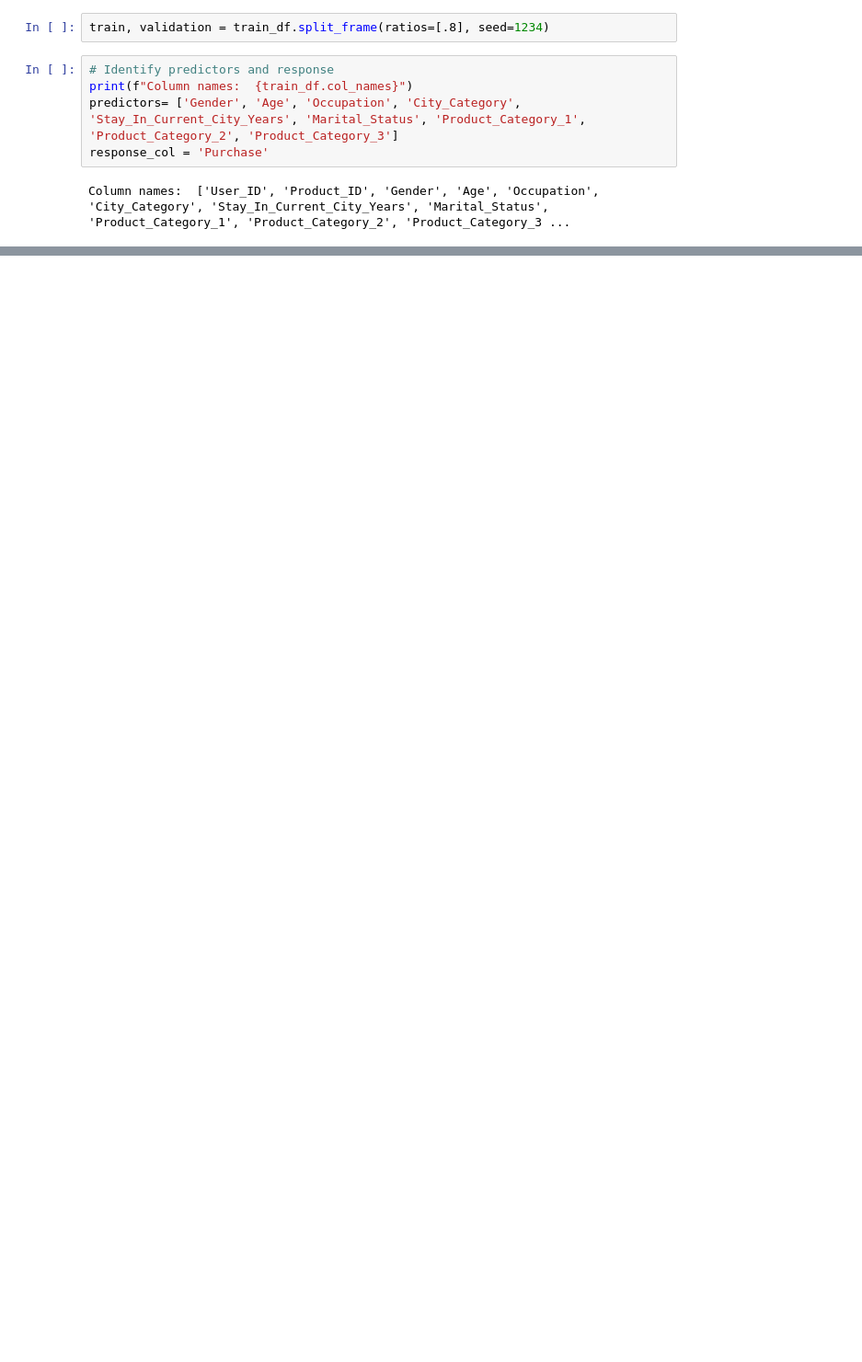
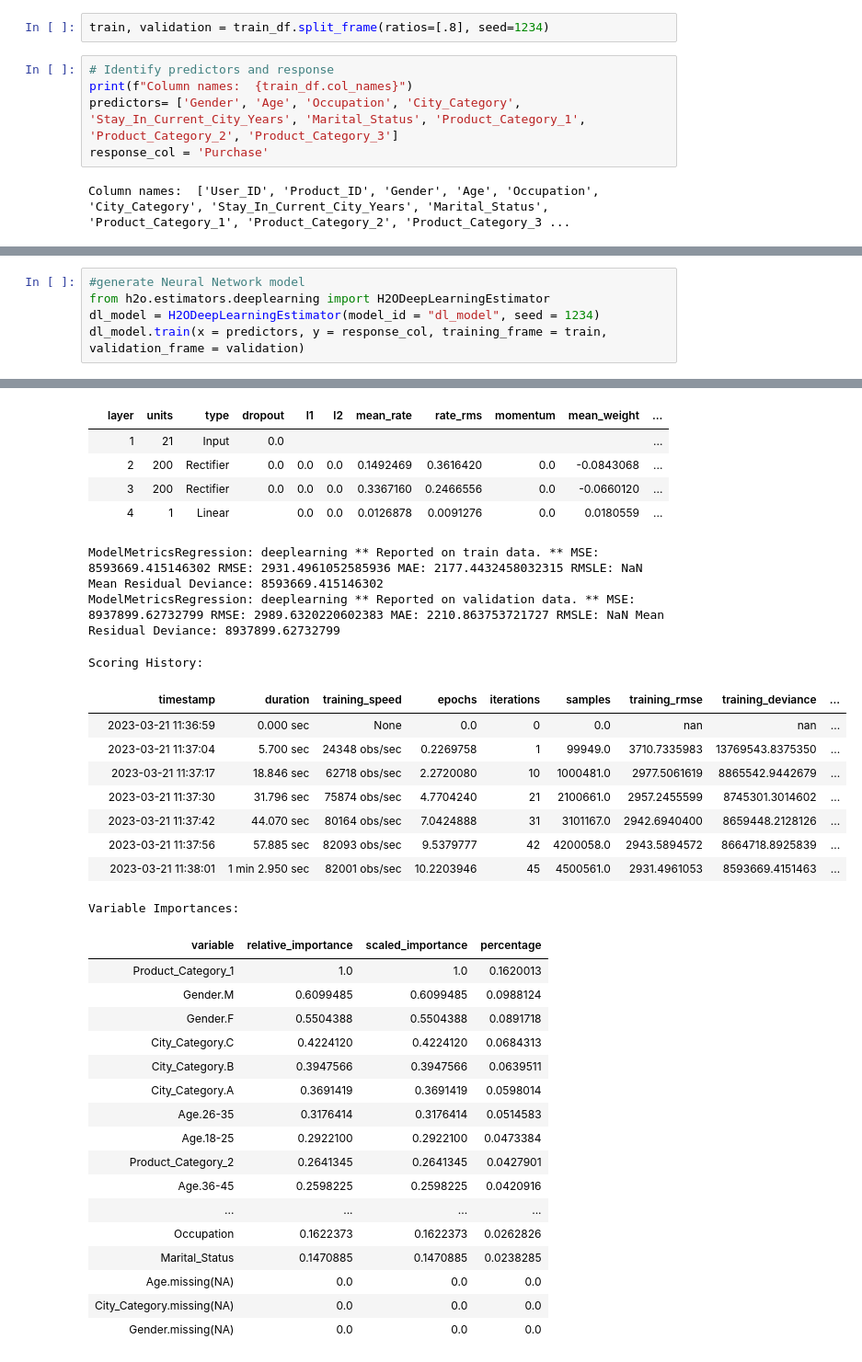
Before and after one commit to thphuc2703/Big-Data-project, a Jupyter notebook: h2o.ipynb, the cells around one changed output, grey strips where cells are left out. Shown at 92% size. Cells and saved outputs as stored; diff of their text form; blank space fills up the shorter version.

```diff
--- a/h2o.ipynb
+++ b/h2o.ipynb
@@ -238,0 +370,6 @@ predict.head()
+# %%
+#generate Neural Network model
+from h2o.estimators.deeplearning import H2ODeepLearningEstimator
+dl_model = H2ODeepLearningEstimator(model_id = "dl_model", seed = 1234)
+dl_model.train(x = predictors, y = response_col, training_frame = train, validation_frame = validation)
+# %% [output]
@@ -238,0 +379,34 @@ predict.head()
+|  | layer | units | type | dropout | l1 | l2 | mean_rate | rate_rms | momentum | mean_weight | ... |
+|  | 1 | 21 | Input | 0.0 |  |  |  |  |  |  | ... |
+|  | 2 | 200 | Rectifier | 0.0 | 0.0 | 0.0 | 0.1492469 | 0.3616420 | 0.0 | -0.0843068 | ... |
+|  | 3 | 200 | Rectifier | 0.0 | 0.0 | 0.0 | 0.3367160 | 0.2466556 | 0.0 | -0.0660120 | ... |
+|  | 4 | 1 | Linear |  | 0.0 | 0.0 | 0.0126878 | 0.0091276 | 0.0 | 0.0180559 | ... |
+ModelMetricsRegression: deeplearning ** Reported on train data. ** MSE: 8593669.415146302 RMSE: 2931.4961052585936 MAE: 2177.4432458032315 RMSLE: NaN Mean Residual Deviance: 8593669.415146302
+ModelMetricsRegression: deeplearning ** Reported on validation data. ** MSE: 8937899.62732799 RMSE: 2989.6320220602383 MAE: 2210.863753721727 RMSLE: NaN Mean Residual Deviance: 8937899.62732799
+Scoring History:
+|  | timestamp | duration | training_speed | epochs | iterations | samples | training_rmse | training_deviance | ... |
+|  | 2023-03-21 11:36:59 | 0.000 sec | None | 0.0 | 0 | 0.0 | nan | nan | ... |
+|  | 2023-03-21 11:37:04 | 5.700 sec | 24348 obs/sec | 0.2269758 | 1 | 99949.0 | 3710.7335983 | 13769543.8375350 | ... |
+|  | 2023-03-21 11:37:17 | 18.846 sec | 62718 obs/sec | 2.2720080 | 10 | 1000481.0 | 2977.5061619 | 8865542.9442679 | ... |
+|  | 2023-03-21 11:37:30 | 31.796 sec | 75874 obs/sec | 4.7704240 | 21 | 2100661.0 | 2957.2455599 | 8745301.3014602 | ... |
+|  | 2023-03-21 11:37:42 | 44.070 sec | 80164 obs/sec | 7.0424888 | 31 | 3101167.0 | 2942.6940400 | 8659448.2128126 | ... |
+|  | 2023-03-21 11:37:56 | 57.885 sec | 82093 obs/sec | 9.5379777 | 42 | 4200058.0 | 2943.5894572 | 8664718.8925839 | ... |
+|  | 2023-03-21 11:38:01 | 1 min 2.950 sec | 82001 obs/sec | 10.2203946 | 45 | 4500561.0 | 2931.4961053 | 8593669.4151463 | ... |
+Variable Importances:
+| variable | relative_importance | scaled_importance | percentage |
+| Product_Category_1 | 1.0 | 1.0 | 0.1620013 |
+| Gender.M | 0.6099485 | 0.6099485 | 0.0988124 |
+| Gender.F | 0.5504388 | 0.5504388 | 0.0891718 |
+| City_Category.C | 0.4224120 | 0.4224120 | 0.0684313 |
+| City_Category.B | 0.3947566 | 0.3947566 | 0.0639511 |
+| City_Category.A | 0.3691419 | 0.3691419 | 0.0598014 |
+| Age.26-35 | 0.3176414 | 0.3176414 | 0.0514583 |
+| Age.18-25 | 0.2922100 | 0.2922100 | 0.0473384 |
+| Product_Category_2 | 0.2641345 | 0.2641345 | 0.0427901 |
+| Age.36-45 | 0.2598225 | 0.2598225 | 0.0420916 |
+| ... | ... | ... | ... |
+| Occupation | 0.1622373 | 0.1622373 | 0.0262826 |
+| Marital_Status | 0.1470885 | 0.1470885 | 0.0238285 |
+| Age.missing(NA) | 0.0 | 0.0 | 0.0 |
+| City_Category.missing(NA) | 0.0 | 0.0 | 0.0 |
+| Gender.missing(NA) | 0.0 | 0.0 | 0.0 |
```
Also changed, not shown: parts of 67 cells of this notebook.
